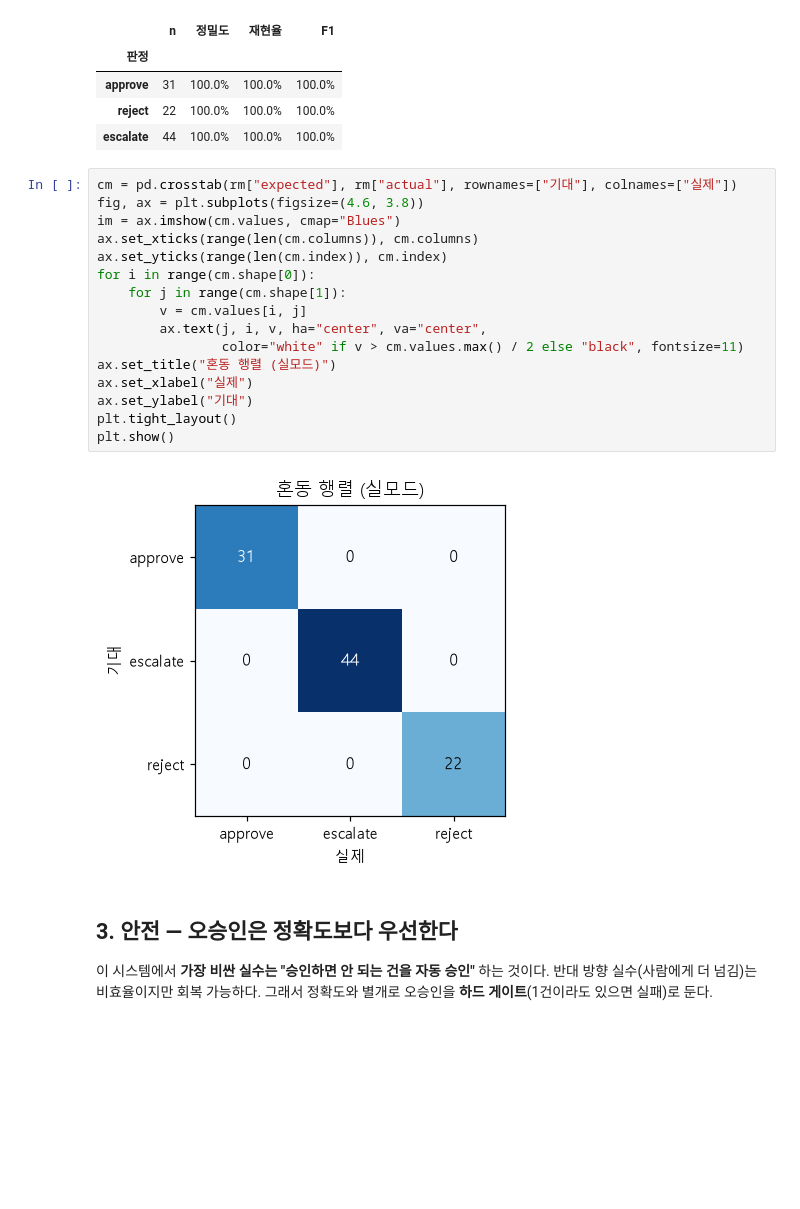
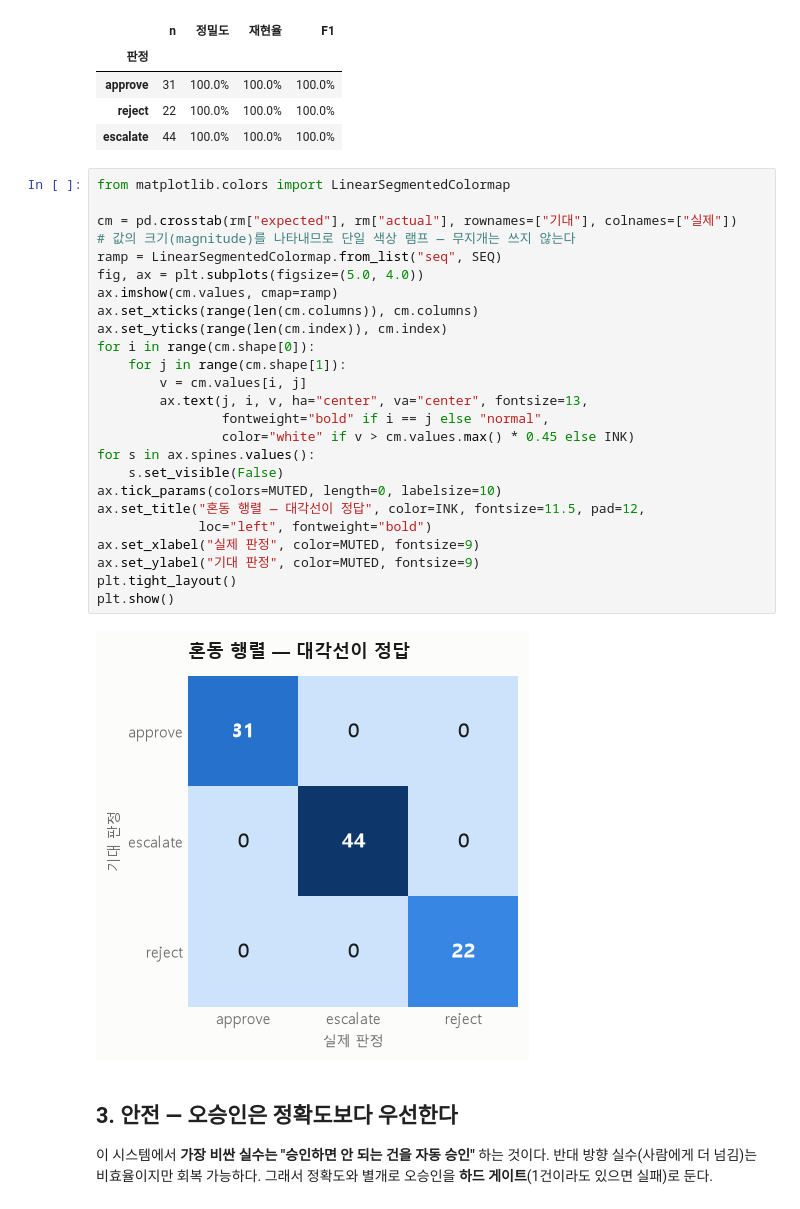
Before and after one commit to sblim-ctrl/llm-server, a Jupyter notebook: eval/analysis_realmode.ipynb, the cells around one changed output. Cells and saved outputs as stored; diff of their text form; blank space fills up the shorter version.

```diff
--- a/eval/analysis_realmode.ipynb
+++ b/eval/analysis_realmode.ipynb
@@ -145,23 +186,32 @@ pd.DataFrame(rows).set_index("판정").style.format("{:.1%}", subset=["정밀도
 | reject | 22 | 100.0% | 100.0% | 100.0% |
 | escalate | 44 | 100.0% | 100.0% | 100.0% |
 # %%
+from matplotlib.colors import LinearSegmentedColormap
+
 cm = pd.crosstab(rm["expected"], rm["actual"], rownames=["기대"], colnames=["실제"])
-fig, ax = plt.subplots(figsize=(4.6, 3.8))
-im = ax.imshow(cm.values, cmap="Blues")
+# 값의 크기(magnitude)를 나타내므로 단일 색상 램프 — 무지개는 쓰지 않는다
+ramp = LinearSegmentedColormap.from_list("seq", SEQ)
+fig, ax = plt.subplots(figsize=(5.0, 4.0))
+ax.imshow(cm.values, cmap=ramp)
 ax.set_xticks(range(len(cm.columns)), cm.columns)
 ax.set_yticks(range(len(cm.index)), cm.index)
 for i in range(cm.shape[0]):
     for j in range(cm.shape[1]):
         v = cm.values[i, j]
-        ax.text(j, i, v, ha="center", va="center",
-                color="white" if v > cm.values.max() / 2 else "black", fontsize=11)
-ax.set_title("혼동 행렬 (실모드)")
-ax.set_xlabel("실제")
-ax.set_ylabel("기대")
+        ax.text(j, i, v, ha="center", va="center", fontsize=13,
+                fontweight="bold" if i == j else "normal",
+                color="white" if v > cm.values.max() * 0.45 else INK)
+for s in ax.spines.values():
+    s.set_visible(False)
+ax.tick_params(colors=MUTED, length=0, labelsize=10)
+ax.set_title("혼동 행렬 — 대각선이 정답", color=INK, fontsize=11.5, pad=12,
+             loc="left", fontweight="bold")
+ax.set_xlabel("실제 판정", color=MUTED, fontsize=9)
+ax.set_ylabel("기대 판정", color=MUTED, fontsize=9)
 plt.tight_layout()
 plt.show()
 # %% [output]
-[figure, old version]
+[figure, new version]
 # %% [markdown]
 ## 3. 안전 — 오승인은 정확도보다 우선한다
 
```
Also changed, not shown: parts of 8 cells of this notebook.
